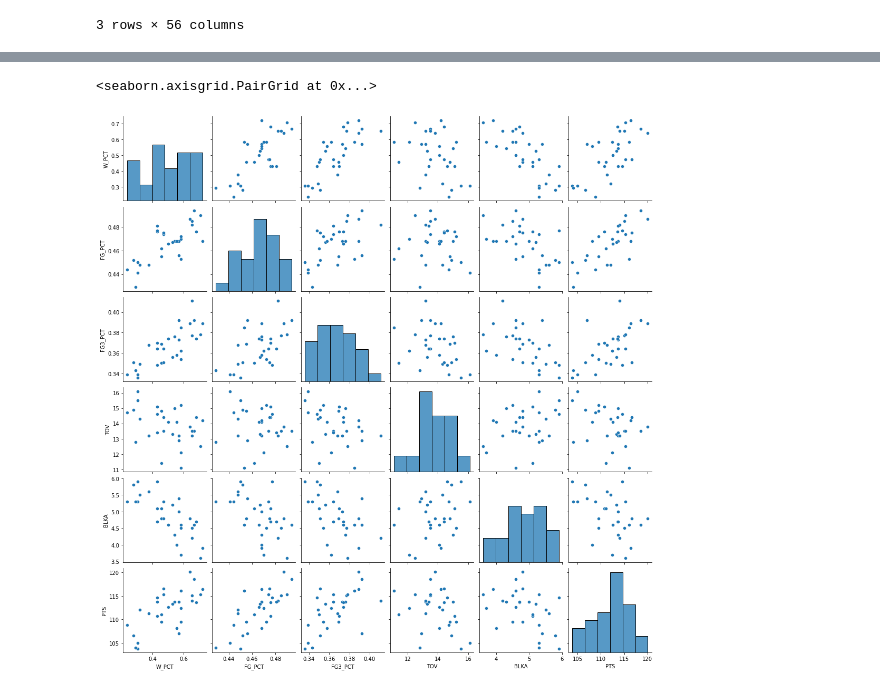
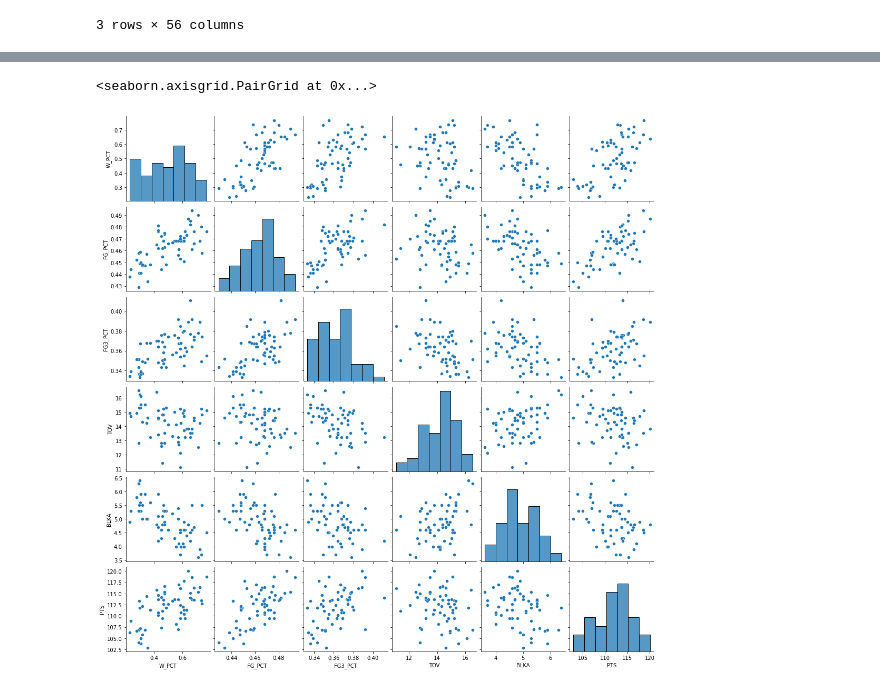
Before and after one commit to russellsprout/CMSE202_Proj, a Jupyter notebook: NBA.ipynb, the cells around one changed output, grey strips where cells are left out. Cells and saved outputs as stored; diff of their text form; code cells hidden in the pictures.

```diff
--- a/NBA.ipynb
+++ b/NBA.ipynb
@@ -278,5 +274,5 @@ sbs.heatmap(NBA_num.corr());
 # %%
-sbs.pairplot(NBA_num[['W_PCT', 'FG_PCT', 'FG3_PCT', 'TOV', 'BLKA', 'PTS']])
+sbs.pairplot(NBA[['W_PCT', 'FG_PCT', 'FG3_PCT', 'TOV', 'BLKA', 'PTS']])
 # %% [output]
 <seaborn.axisgrid.PairGrid at 0x...>
-[figure, old version]
+[figure, new version]
```
Also changed, not shown: parts of 22 cells of this notebook.
